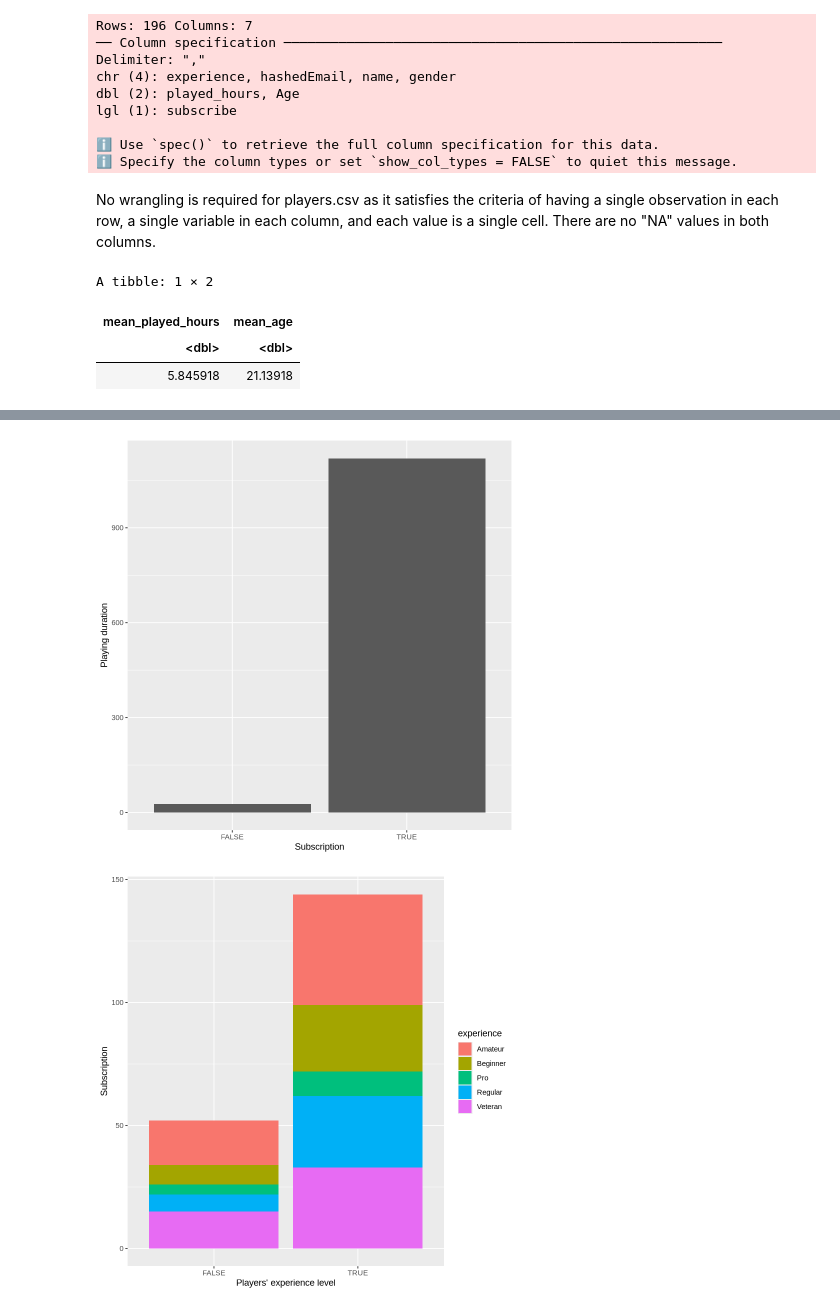
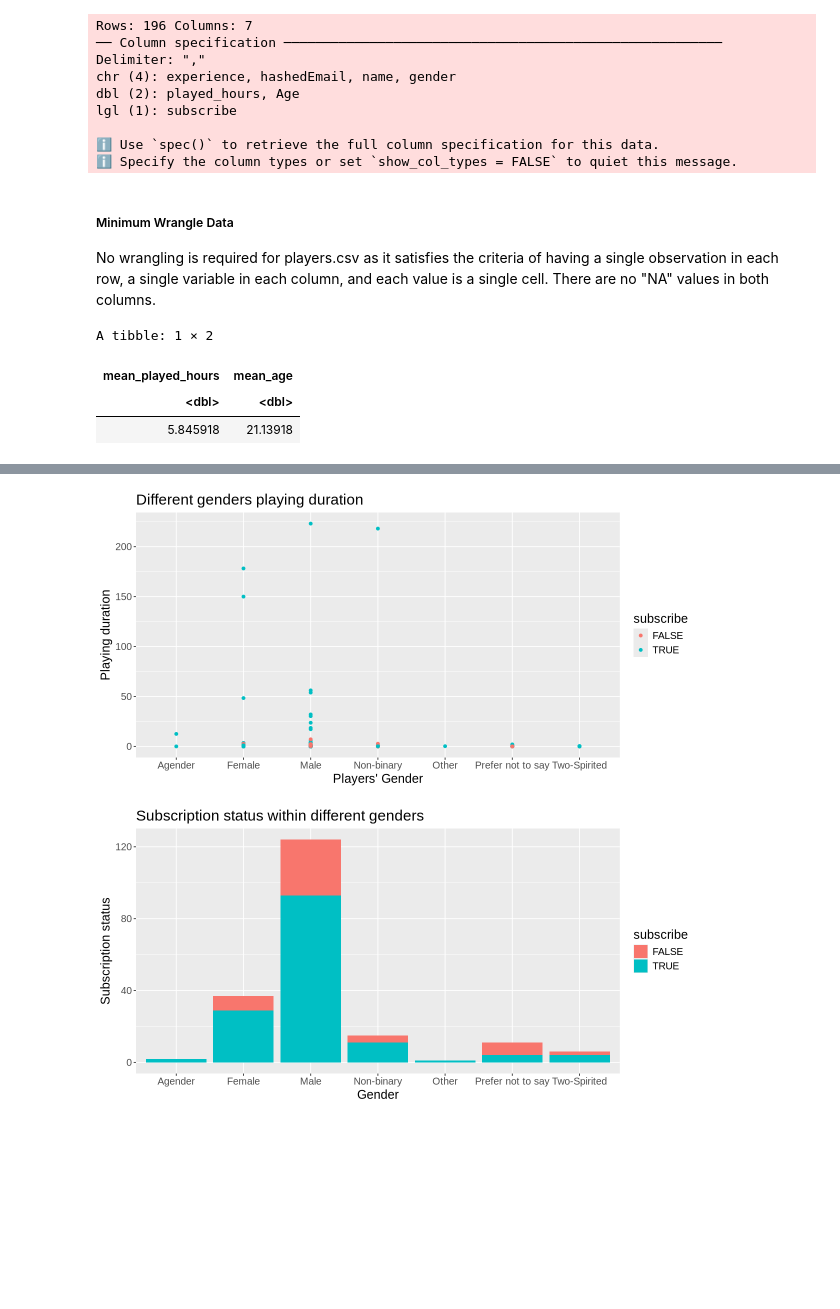
Before and after one commit to LIN-Chloe/group19_ds_project, a Jupyter notebook: group19_ds_project.ipynb, the cells around one changed output, grey strips where cells are left out. Drawn from its saved outputs; the diff is of its cells as text; code cells hidden in the pictures; blank space fills up the shorter version.

Commit message:
Finished Part 3
Finished part 3 graphs and analysis

```diff
--- a/group19_ds_project.ipynb
+++ b/group19_ds_project.ipynb
@@ -240,6 +245,7 @@ lgl (1): subscribe
 ℹ Use `spec()` to retrieve the full column specification for this data.
 ℹ Specify the column types or set `show_col_types = FALSE` to quiet this message.
 # %% [markdown]
+<h5>Minimum Wrangle Data</h5>
 No wrangling is required for players.csv as it satisfies the criteria of having a single observation in each row, a single variable in each column, and each value is a single cell. There are no "NA" values in both columns.
 # %%
 # mean of played_hours
@@ -260,15 +266,20 @@ A tibble: 1 × 2
 | 5.845918 | 21.13918 |
 # %%
 # create the visualization
-plt_1 <- ggplot(players, aes(x = as_factor(subscribe), y = played_hours)) +
-  geom_bar(stat = "identity") +
-  xlab("Subscription") +
-  ylab("Playing duration")
-plt_1
+options(repr.plot.width = 10, repr.plot.height = 5)
+plot_1 <- ggplot(players, aes(x = gender, y = played_hours, color = subscribe)) +
+  geom_point(stat = "identity") +
+  labs(x = "Players' Gender",
+       y = "Playing duration",
+       title = "Different genders playing duration") +
+  theme(text = element_text(size = 15))
+plot_1
 
-plt_2 <- ggplot(players, aes(x = subscribe, fill = experience)) +
-  geom_histogram(stat = "count") +
-  xlab("Players' experience level") +
-  ylab("Subscription")
-plt_2
+plot_2 <- ggplot(players, aes(x = gender, fill = subscribe)) +
+        geom_bar() +
+        labs(x = "Gender",
+             y = "Subscription status",
+             title = "Subscription status within different genders") +
+        theme(text = element_text(size = 15))
+plot_2
 # %% [output]
@@ -277,2 +286,2 @@ Warning message in geom_histogram(stat = "count"):
-[figure, old version]
+[figure, new version]
-[figure, old version]
+[figure, new version]
```
Also changed, not shown: parts of 6 cells of this notebook.
